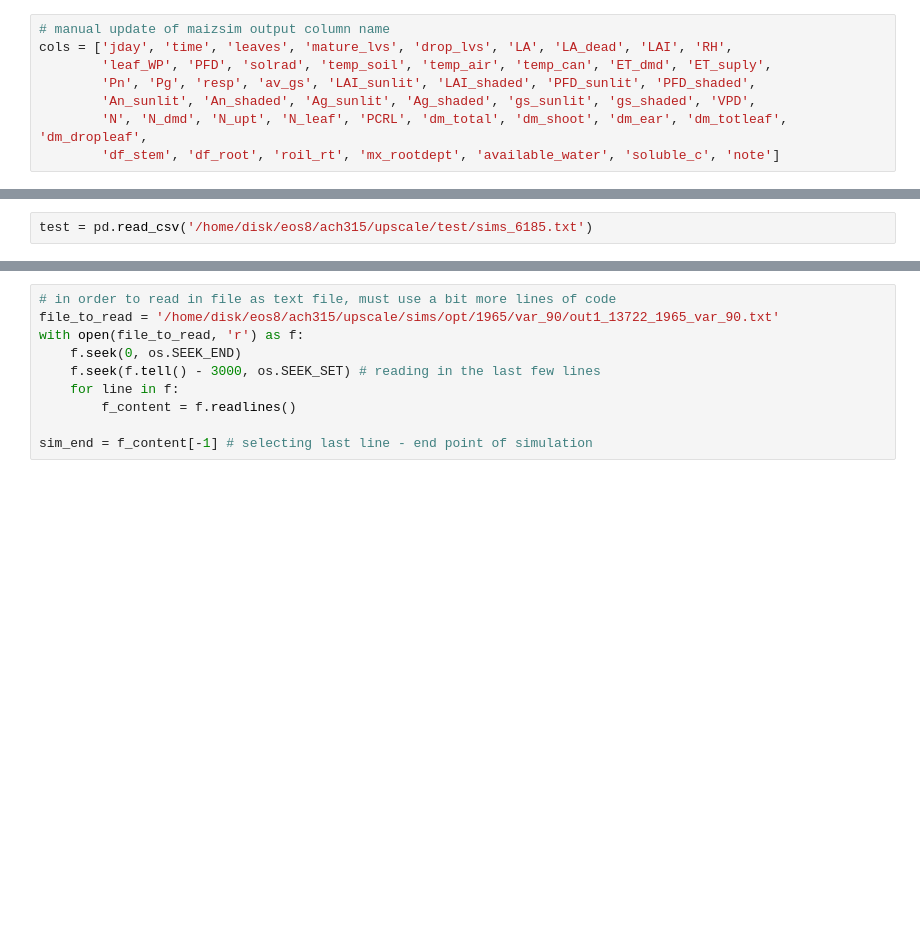
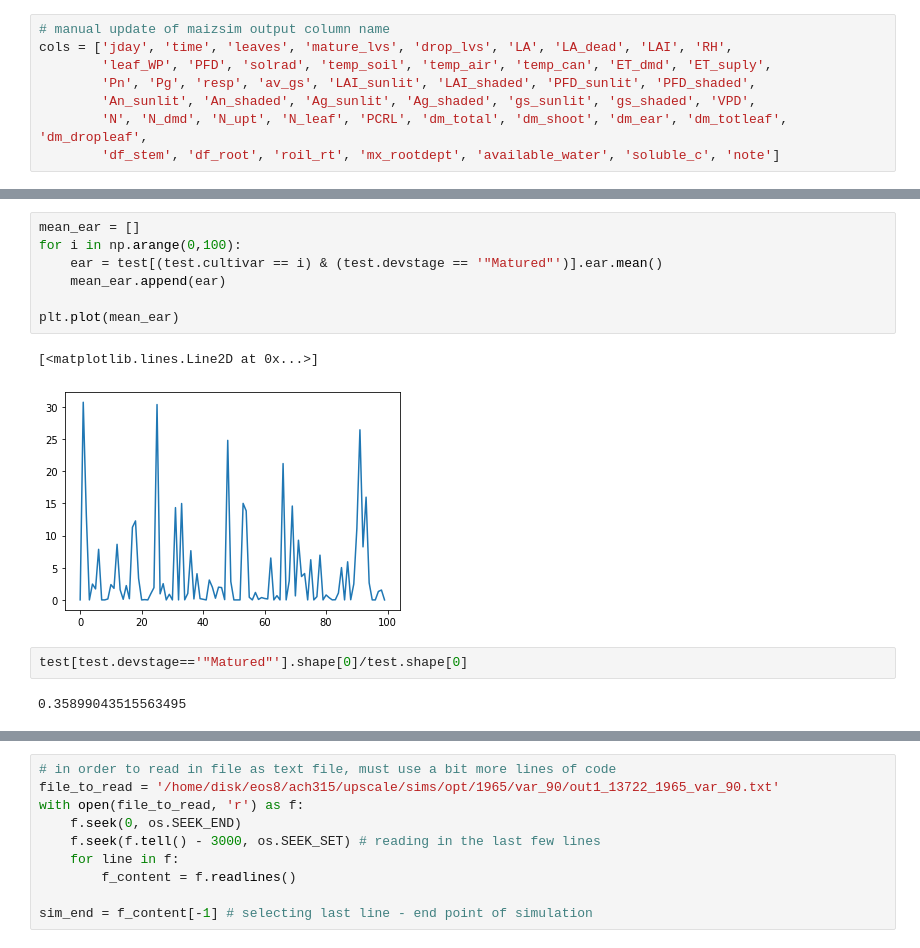
Before and after one commit to jennhsiao/upscale, a Jupyter notebook: notebooks/sim_opt100.ipynb, the cells around one changed output, grey strips where cells are left out. Cells and saved outputs as stored; diff of their text form; blank space fills up the shorter version.

```diff
--- a/notebooks/sim_opt100.ipynb
+++ b/notebooks/sim_opt100.ipynb
@@ -167,2 +167,0 @@ sims_61_85.to_csv('/home/disk/eos8/ach315/upscale/test/sims_6185.txt')
-# %%
-test = pd.read_csv('/home/disk/eos8/ach315/upscale/test/sims_6185.txt')
@@ -168,0 +178,14 @@ test = pd.read_csv('/home/disk/eos8/ach315/upscale/test/sims_6185.txt')
+# %%
+mean_ear = []
+for i in np.arange(0,100):
+    ear = test[(test.cultivar == i) & (test.devstage == '"Matured"')].ear.mean()
+    mean_ear.append(ear)
+
+plt.plot(mean_ear)
+# %% [output]
+[<matplotlib.lines.Line2D at 0x...>]
+[figure, added]
+# %%
+test[test.devstage=='"Matured"'].shape[0]/test.shape[0]
+# %% [output]
+0.35899043515563495
```
Also changed, not shown: parts of 9 cells of this notebook.
